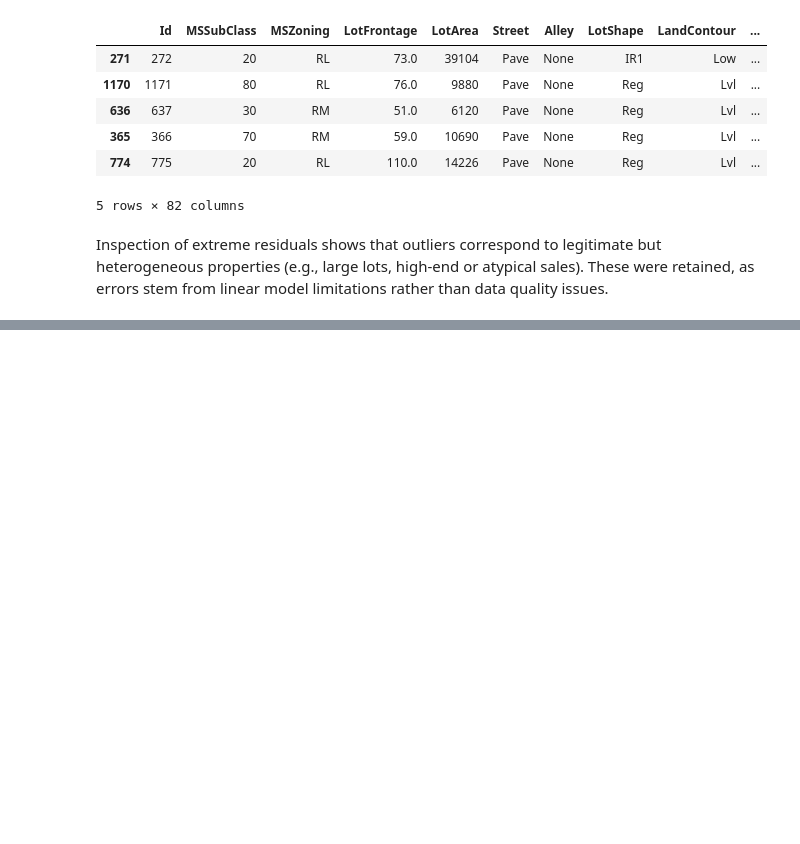
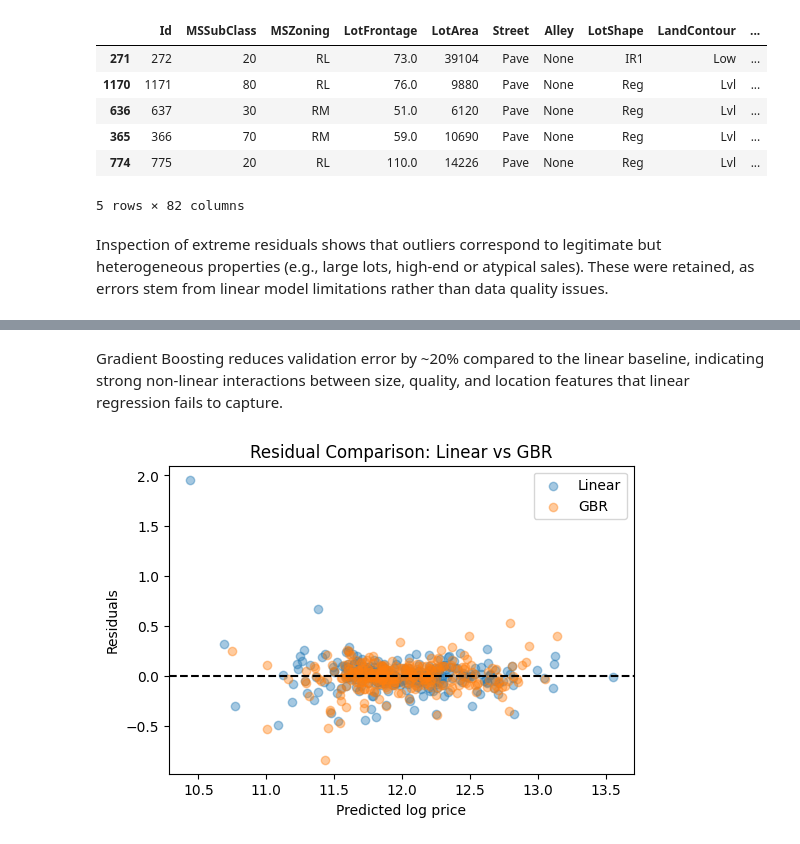
Before and after one commit to gunikatulsyan/real-estate-price-analyzer, a Jupyter notebook: notebooks/01_data_understanding.ipynb, the cells around one changed output, grey strips where cells are left out. Cells and saved outputs as stored; diff of their text form; code cells hidden in the pictures; blank space fills up the shorter version.

Commit message:
Add gradient boosting model and compare with linear baseline

```diff
--- a/notebooks/01_data_understanding.ipynb
+++ b/notebooks/01_data_understanding.ipynb
@@ -212,3 +212,21 @@ df.loc[outlier_indices]
 5 rows × 82 columns
 # %% [markdown]
 Inspection of extreme residuals shows that outliers correspond to legitimate but heterogeneous properties (e.g., large lots, high-end or atypical sales). These were retained, as errors stem from linear model limitations rather than data quality issues.
+# %%
+from sklearn.ensemble import GradientBoostingRegressor
+from sklearn.metrics import mean_squared_error
+import numpy as np
+
+gbr = GradientBoostingRegressor(
+    n_estimators=300,
+    learning_rate=0.05,
+    max_depth=3,
+    random_state=42
+)
+
+gbr.fit(X_train, y_train)
+
+y_pred_gbr = gbr.predict(X_test)
+
+rmse_gbr = np.sqrt(mean_squared_error(y_test, y_pred_gbr))
+rmse_gbr
@@ -214,0 +243,18 @@ Inspection of extreme residuals shows that outliers correspond to legitimate but
+# %% [markdown]
+Gradient Boosting reduces validation error by ~20% compared to the linear baseline,
+indicating strong non-linear interactions between size, quality, and location features
+that linear regression fails to capture.
+# %%
+residuals_gbr = y_test - y_pred_gbr
+
+plt.figure(figsize=(6,4))
+plt.scatter(y_pred, residuals, alpha=0.4, label="Linear")
+plt.scatter(y_pred_gbr, residuals_gbr, alpha=0.4, label="GBR")
+plt.axhline(0, color="black", linestyle="--")
+plt.legend()
+plt.xlabel("Predicted log price")
+plt.ylabel("Residuals")
+plt.title("Residual Comparison: Linear vs GBR")
+plt.show()
+# %% [output]
+[figure, added]
```
Also changed, not shown: parts of 4 cells of this notebook.
